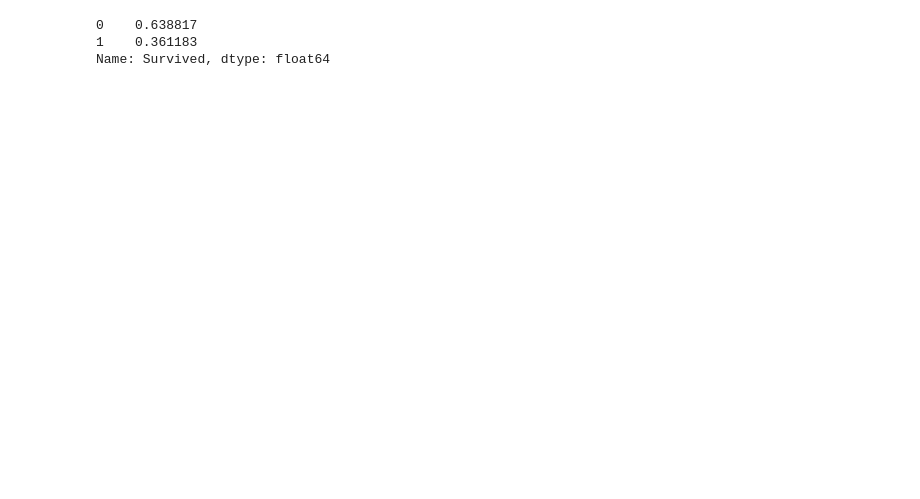
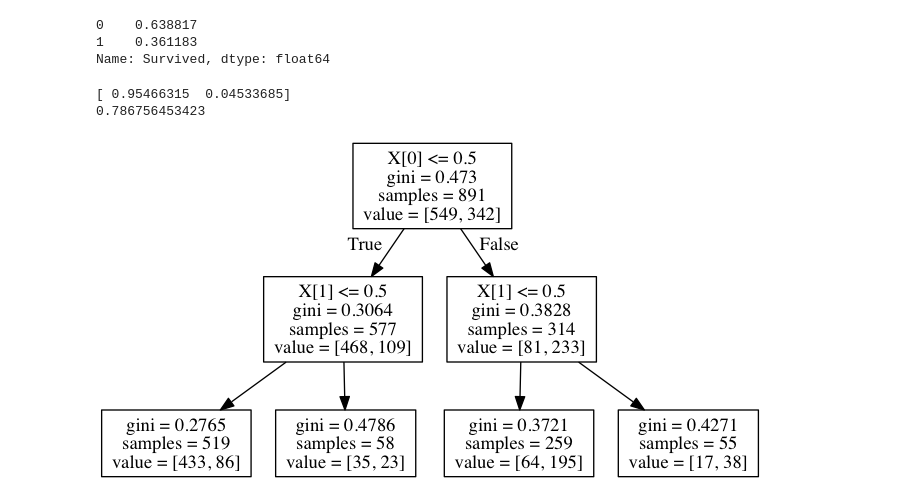
Before and after one commit to ffmmjj/titanic-kaggle, a Jupyter notebook: Experiments.ipynb, the cells around one changed output. Cells and saved outputs as stored; diff of their text form; code cells hidden in the pictures; blank space fills up the shorter version.

Commit message:
First classifier results

```diff
--- a/Experiments.ipynb
+++ b/Experiments.ipynb
@@ -104,4 +32,6 @@ memory usage: 83.6+ KB
 # %%
+# Completando os valores em branco para a mediana da feature "Age"
+train_df['Age'] = train_df["Age"].fillna(train_df["Age"].median())
 train_df["Child"] = 0
 children = train_df["Age"] < 18
 train_df.loc[children, "Child"] = 1
@@ -110,3 +40,33 @@ train_df["Survived"][train_df["Child"] == 0].value_counts(normalize=True)
 0    0.638817
 1    0.361183
 Name: Survived, dtype: float64
+# %%
+# A feature 'Sex' precisa ser mapeada para inteiros
+train_df['Sex'] = train_df['Sex'].map({'male': 0, 'female': 1})
+# %%
+# Vamos usar então as features 'Sex' e 'Child' para uma classificacao inicial
+from sklearn import tree
+
+# Separando o resultado e as features usadas
+target = train_df['Survived'].values
+initial_features = train_df[['Sex', 'Child']].values
+
+# Da classifier
+my_tree_one = tree.DecisionTreeClassifier().fit(initial_features, target)
+
+# Look at the importance of the included features and print the score
+print(my_tree_one.feature_importances_)
+print(my_tree_one.score(initial_features, target))
+# %% [output]
+[ 0.95466315  0.04533685]
+0.786756453423
+# %%
+import pydotplus as pydot
+from sklearn.externals.six import StringIO
+from IPython.display import Image
+dotfile = StringIO()
+tree.export_graphviz(my_tree_one, out_file=dotfile)
+graph = pydot.graph_from_dot_data(dotfile.getvalue())
+Image(graph.create_png())
+# %% [output]
+[figure, added]
```
Also changed, not shown: parts of 8 cells of this notebook, 1 other file.
